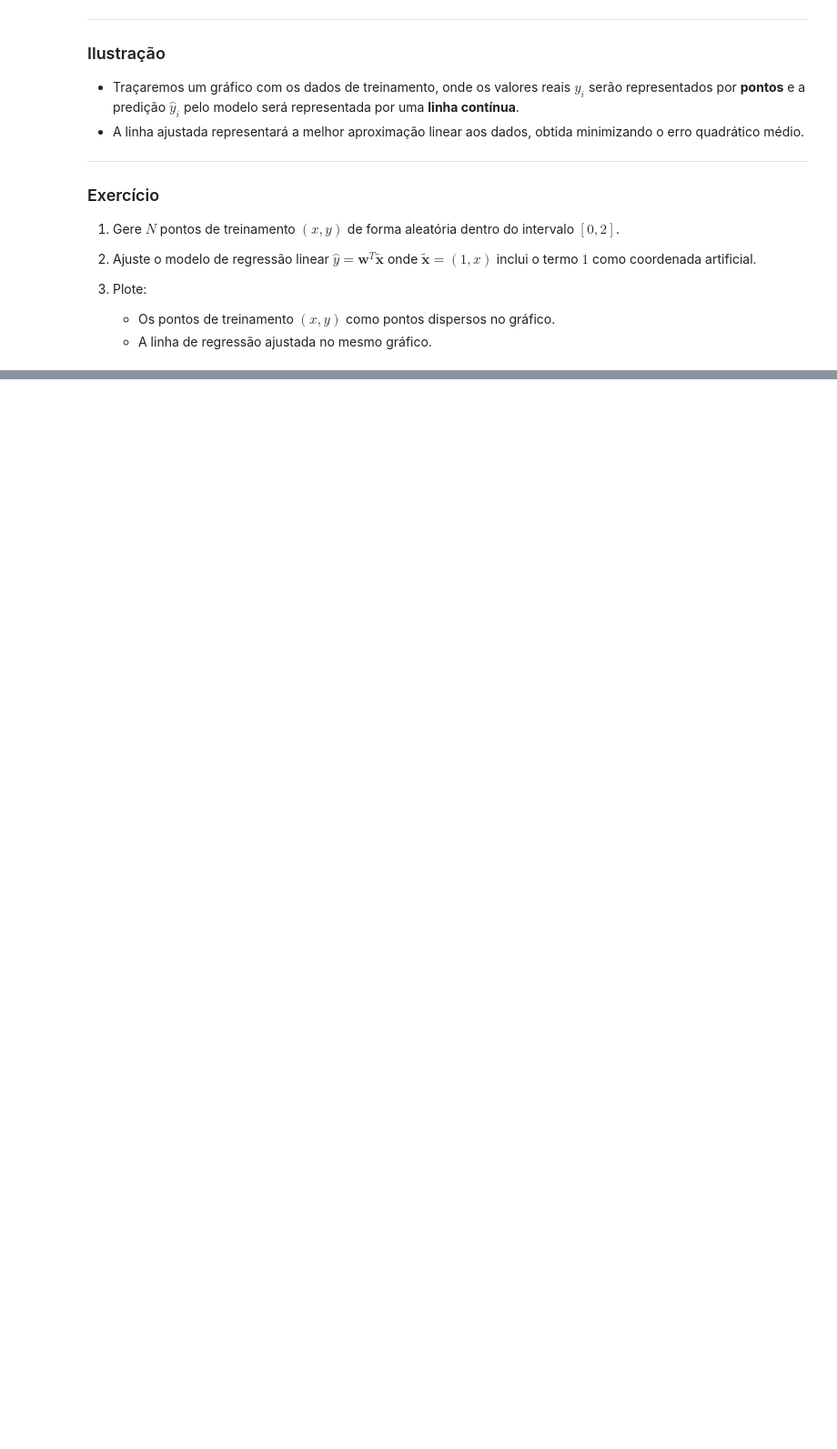
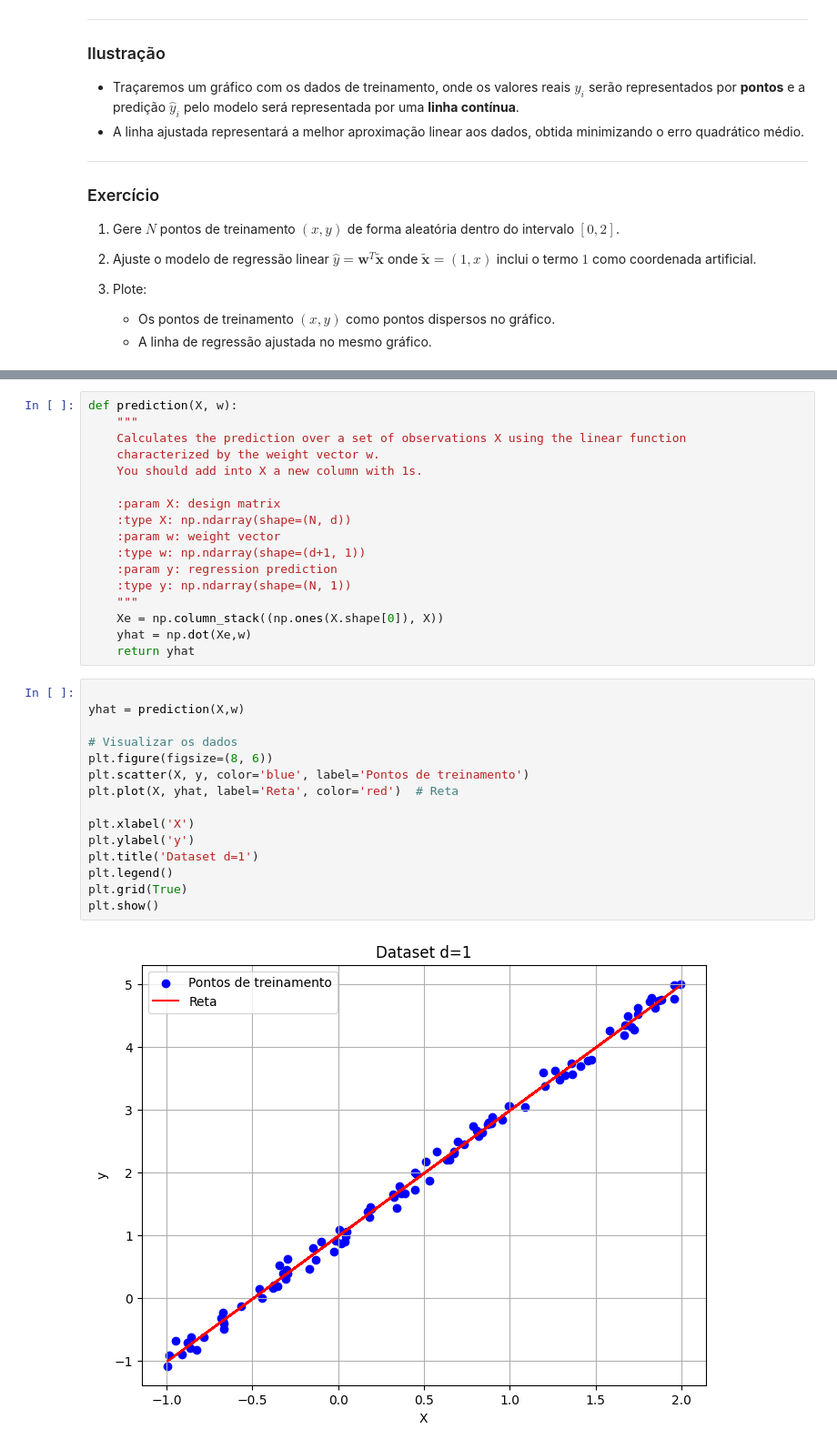
Before and after one commit to OtavioAlb/ML, a Jupyter notebook: Linear_Regression.ipynb, the cells around one changed output, grey strips where cells are left out. Shown at 91% size. Saved outputs shown, nothing was run; the diff lists cells and outputs as text; blank space fills up the shorter version.

```diff
--- a/Linear_Regression.ipynb
+++ b/Linear_Regression.ipynb
@@ -179,0 +222,34 @@ Distribuição do array X:  (100,)
+# %%
+def prediction(X, w):
+    """
+    Calculates the prediction over a set of observations X using the linear function
+    characterized by the weight vector w.
+    You should add into X a new column with 1s.
+
+    :param X: design matrix
+    :type X: np.ndarray(shape=(N, d))
+    :param w: weight vector
+    :type w: np.ndarray(shape=(d+1, 1))
+    :param y: regression prediction
+    :type y: np.ndarray(shape=(N, 1))
+    """
+    Xe = np.column_stack((np.ones(X.shape[0]), X))
+    yhat = np.dot(Xe,w)
+    return yhat
+# %%
+
+yhat = prediction(X,w)
+
+# Visualizar os dados
+plt.figure(figsize=(8, 6))
+plt.scatter(X, y, color='blue', label='Pontos de treinamento')
+plt.plot(X, yhat, label='Reta', color='red')  # Reta
+
+plt.xlabel('X')
+plt.ylabel('y')
+plt.title('Dataset d=1')
+plt.legend()
+plt.grid(True)
+plt.show()
+# %% [output]
+[figure, added]
```
Also changed, not shown: parts of 7 cells of this notebook.
